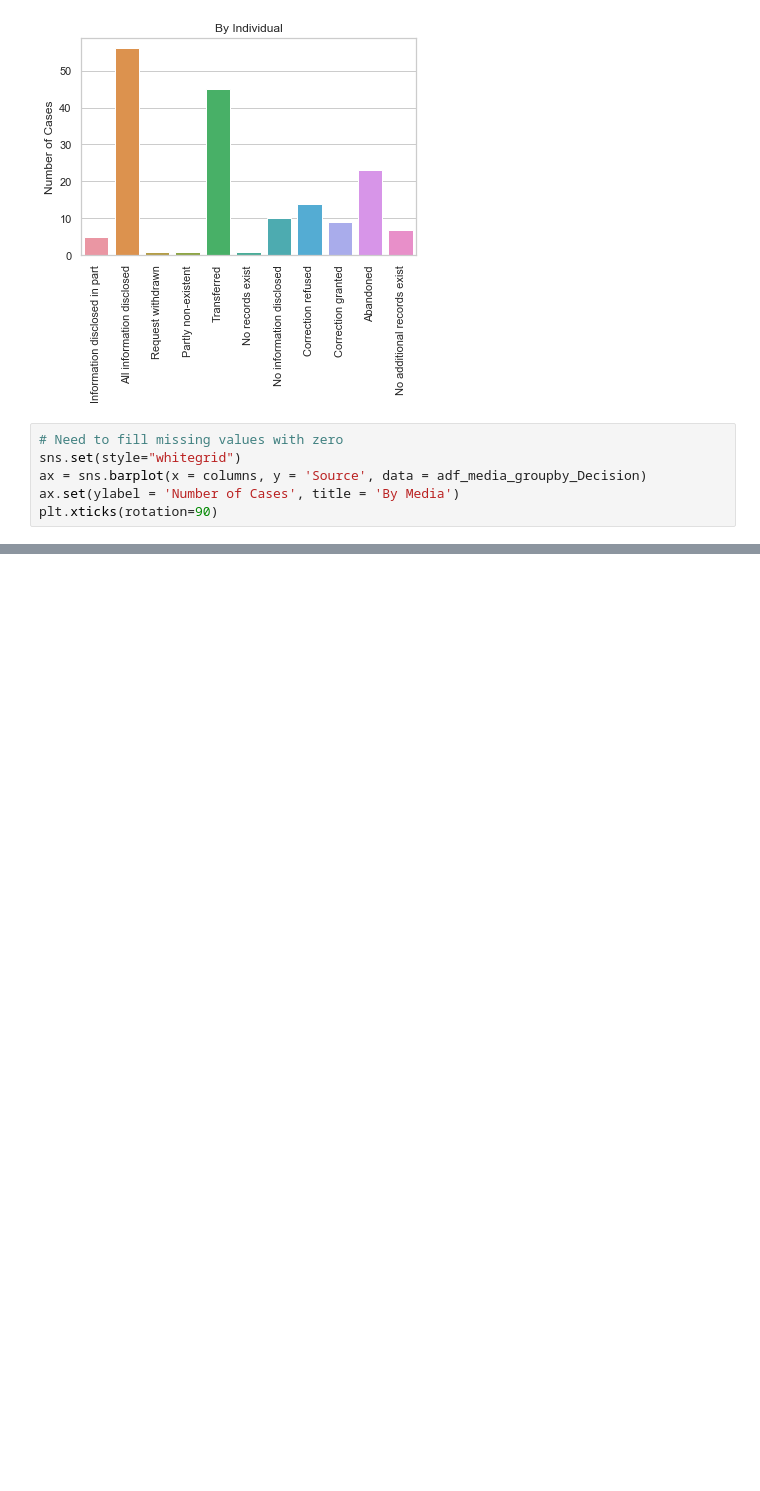
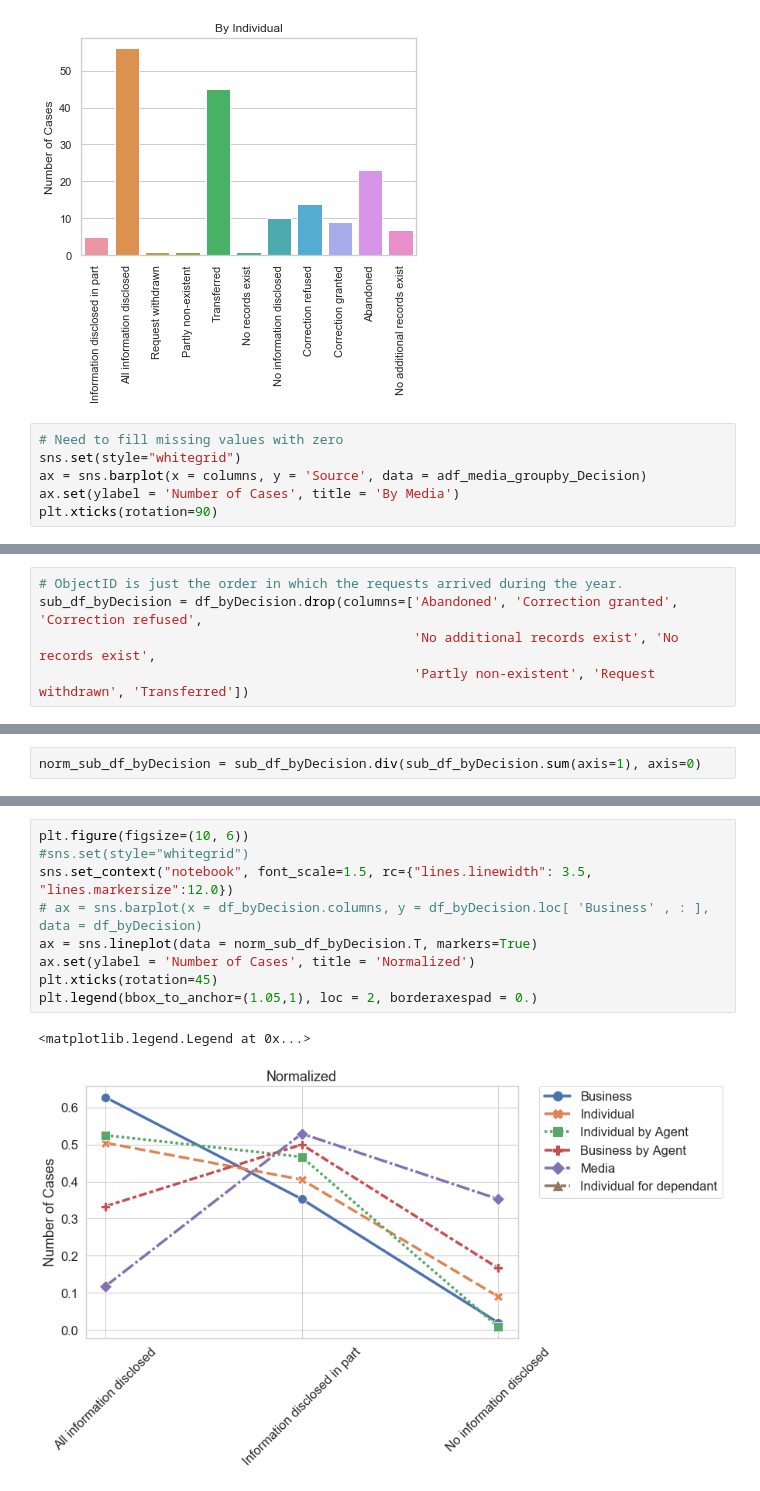
Before and after one commit to brodriguezmilla/foir, a Jupyter notebook: foir.ipynb, the cells around one changed output, grey strips where cells are left out. Cells and saved outputs as stored; diff of their text form; blank space fills up the shorter version.

```diff
--- a/foir.ipynb
+++ b/foir.ipynb
@@ -811,0 +979,5 @@ TypeError: 'Series' object cannot be interpreted as an integer
+# %%
+# ObjectID is just the order in which the requests arrived during the year.
+sub_df_byDecision = df_byDecision.drop(columns=['Abandoned', 'Correction granted', 'Correction refused',
+                                                'No additional records exist', 'No records exist',
+                                                'Partly non-existent', 'Request withdrawn', 'Transferred'])
@@ -811,0 +994,2 @@ TypeError: 'Series' object cannot be interpreted as an integer
+# %%
+norm_sub_df_byDecision = sub_df_byDecision.div(sub_df_byDecision.sum(axis=1), axis=0)
@@ -811,0 +1006,12 @@ TypeError: 'Series' object cannot be interpreted as an integer
+# %%
+plt.figure(figsize=(10, 6))
+#sns.set(style="whitegrid")
+sns.set_context("notebook", font_scale=1.5, rc={"lines.linewidth": 3.5, "lines.markersize":12.0})
+# ax = sns.barplot(x = df_byDecision.columns, y = df_byDecision.loc[ 'Business' , : ], data = df_byDecision)
+ax = sns.lineplot(data = norm_sub_df_byDecision.T, markers=True)
+ax.set(ylabel = 'Number of Cases', title = 'Normalized')
+plt.xticks(rotation=45)
+plt.legend(bbox_to_anchor=(1.05,1), loc = 2, borderaxespad = 0.)
+# %% [output]
+<matplotlib.legend.Legend at 0x...>
+[figure, added]
```
Also changed, not shown: parts of 65 cells of this notebook.
